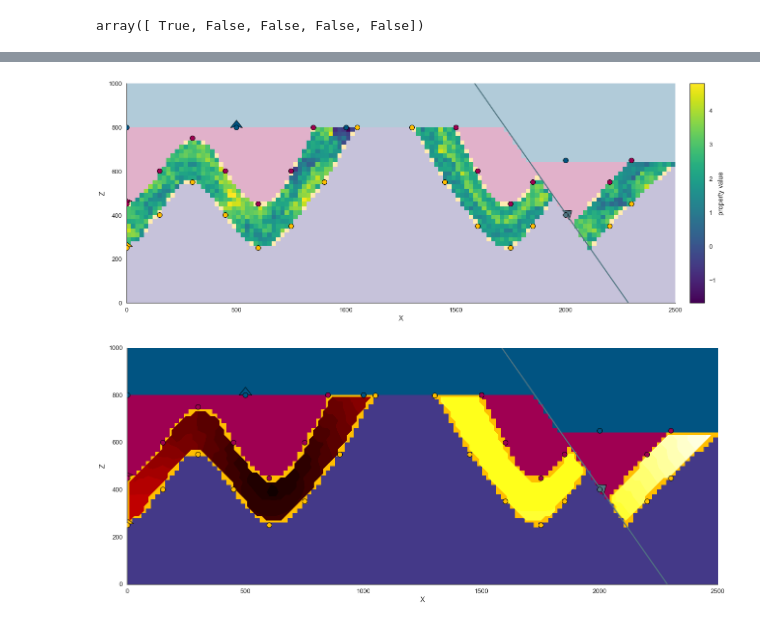
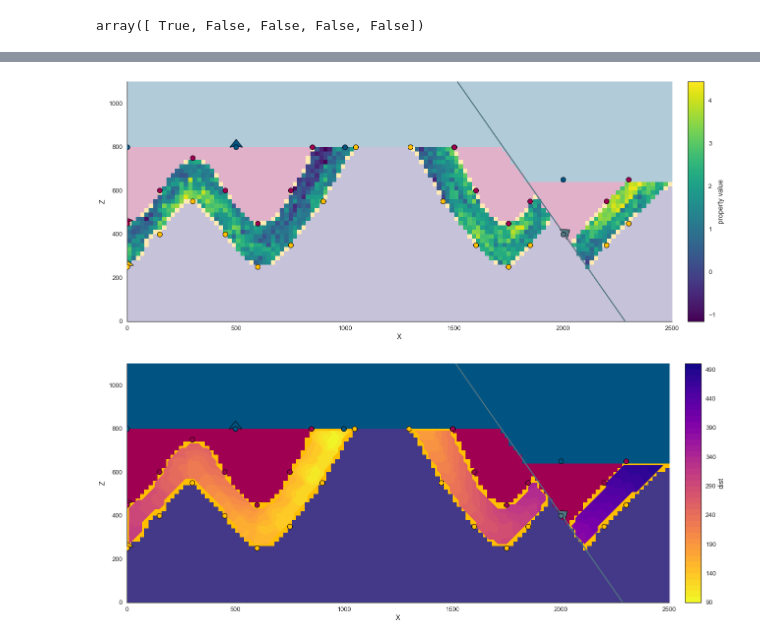
Before and after one commit to rubensdmp/gempy, a Jupyter notebook: notebooks/experimental/kriging_examples/Model for figure.ipynb, the cells around one changed output, grey strips where cells are left out. Cells and saved outputs as stored; diff of their text form; code cells hidden in the pictures.

Commit message:
- added fault to new model for figure - fault stuff for non-euclian distance (still small error)

```diff
--- a/notebooks/experimental/kriging_examples/Model for figure.ipynb
+++ b/notebooks/experimental/kriging_examples/Model for figure.ipynb
@@ -21,7 +21,7 @@ from gempy.assets import kriging
 # %%
 path_to_data = os.pardir+"/data/input_data/jan_models/"
 
-geo_data = gp.create_data([0,2500,0,1000,0,1000],resolution=[125,10,50],
+geo_data = gp.create_data([0,2500,0,1000,0,1100],resolution=[125,10,55],
                         path_o = path_to_data + "model7b_orientations_fault.csv",
                         path_i = path_to_data + "model7b_surface_points_fault.csv")
 # %% [output]
@@ -125,8 +125,6 @@ sol.grid.set_inactive('custom')
 # %% [output]
 Active grids: ['regular' 'custom']
 array([ True, False, False, False, False])
-# %%
-domain = kriging.domain(model=sol, domain=[4], data=cond_data, fault=True)
 # %%
 solution_sim = kriging.create_gaussian_field(domain, variogram_model, distance_type='deformed',
                                              moving_neighbourhood='n_closest', sgs_grid=sgs_grid, shuffled_grid=locs,
@@ -137,9 +133,9 @@ solution_sim = kriging.create_gaussian_field(domain, variogram_model, distance_t
 solution_sim.plot_results(geo_data=geo_data, prop='val', contour=False, direction='y', cell_number=5, alpha=0.7,
                           show_data=False, legend=True)
 # %% [output]
-[figure, old version]
+[figure, new version]
 # %%
-solution_sim.plot_distances(geo_data=geo_data, direction='y', cell_number=5,
-                            contour=True, alpha=0.7,  interpolation='bilinear')
+solution_sim.plot_distances(geo_data=geo_data, direction='y', cell_number=5, point=225,
+                            contour=True, alpha=0.7,  interpolation='nearest', legend=True)
 # %% [output]
-[figure, old version]
+[figure, new version]
```
Also changed, not shown: parts of 6 cells of this notebook, 2 other files.
